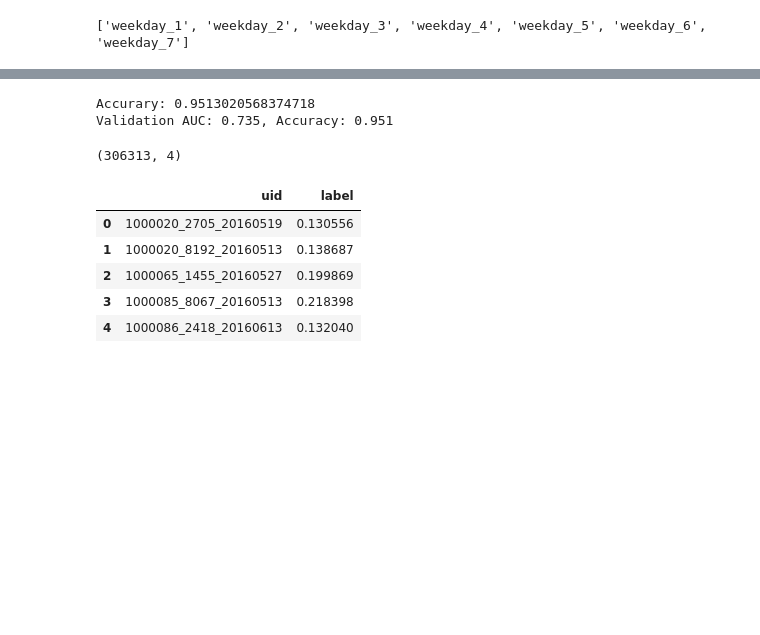
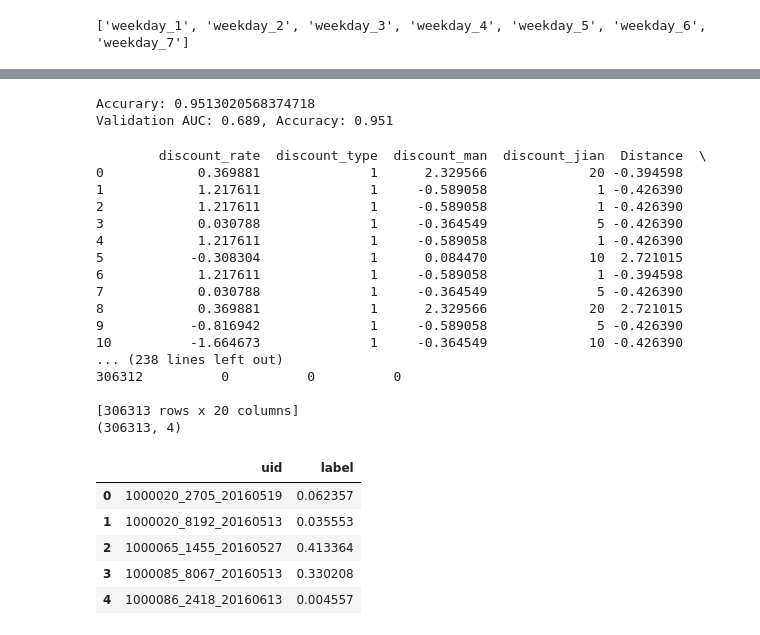
Before and after one commit to Julian-Chu/2nd-ML100Days, a Jupyter notebook: ml100marathon-02-02.ipynb, the cells around one changed output, grey strips where cells are left out. Drawn from its saved outputs; the diff is of its cells as text; code cells hidden in the pictures; blank space fills up the shorter version.

```diff
--- a/ml100marathon-02-02.ipynb
+++ b/ml100marathon-02-02.ipynb
@@ -181,6 +181,17 @@ dfoff['day'] = dfoff['Date_received'].apply(lambda x: x%100).astype('int')
 
 dftest['month'] = dftest['Date_received'].apply(lambda x: x/100%10).astype('int')
 dftest['day'] = dftest['Date_received'].apply(lambda x:  x%100).astype('int')
+# %%
+# Add Coupon_count
+# offline
+couponcnt_dfoff = dfoff['Coupon_id'].value_counts().reset_index()
+couponcnt_dfoff.columns=['Coupon_id', 'Coupon_count']
+dfoff = pd.merge(dfoff, couponcnt_dfoff, on=['Coupon_id'], how='left')
+
+# test data
+couponcnt_dftest = dftest['Coupon_id'].value_counts().reset_index()
+couponcnt_dftest.columns=['Coupon_id', 'Coupon_count']
+dftest = pd.merge(dftest, couponcnt_dftest, on=['Coupon_id'], how='left')
 # %%
 dfoff.head()
 # %% [output]
@@ -194,4 +205,7 @@ dfoff.head()
 # %%
+
+
+
 #1
 train_Y = dfoff["label"]
 targetPars = ['discount_rate',
@@ -203,16 +217,28 @@ targetPars = ['discount_rate',
                     'weekday_type',
                      'Shopping_count',
                      'Merchant_count',
-                      'Merchant_id', 'month','day'
+                      'Merchant_id', 'month','day','Coupon_count'
              ] + weekdaycols
 lengthOfFeatures = len(targetPars)
 train_X = dfoff[targetPars]
-
+# train_X = MinMaxScaler().fit_transform(train_X)
 # Y_test = dftest["label"]
 test_X = dftest[targetPars]
+# test_X = MinMaxScaler().fit_transform(test_X)
 #2
 from sklearn.model_selection import train_test_split
 from sklearn import metrics
 
+# from sklearn.preprocessing import StandardScaler
+train_X['discount_rate']= StandardScaler().fit_transform(train_X['discount_rate'].values.reshape(-1, 1))
+train_X['discount_man']= StandardScaler().fit_transform(train_X['discount_man'].values.reshape(-1, 1))
+train_X['Shopping_count']= StandardScaler().fit_transform(train_X['Shopping_count'].values.reshape(-1, 1))
+train_X['Distance']= StandardScaler().fit_transform(train_X['Distance'].values.reshape(-1, 1))
+
+test_X['discount_rate']= StandardScaler().fit_transform(test_X['discount_rate'].values.reshape(-1, 1))
+test_X['discount_man']= StandardScaler().fit_transform(test_X['discount_man'].values.reshape(-1, 1))
+test_X['Shopping_count']= StandardScaler().fit_transform(test_X['Shopping_count'].values.reshape(-1, 1))
+test_X['Distance']= StandardScaler().fit_transform(test_X['Distance'].values.reshape(-1, 1))
+
 
 x_train, x_test, y_train, y_test = train_test_split(train_X, train_Y, test_size=0.25, random_state=4)
@@ -221,46 +265,66 @@ from sklearn.linear_model import LogisticRegression
 from sklearn.ensemble import GradientBoostingClassifier, RandomForestClassifier
 lr = LogisticRegression(tol=0.001, penalty='l2', fit_intercept=True, C=1.0)
 lr.fit(x_train, y_train)
-y_pred = lr.predict_proba(x_test)
+y_lr_pred = lr.predict_proba(x_test)
 
-auc_score = roc_auc_score(y_true=y_test, y_score=y_pred[:,1])
-acc = metrics.accuracy_score(y_test,y_pred.argmax(axis=1))
+auc_score = roc_auc_score(y_true=y_test, y_score=y_lr_pred[:,1])
+acc = metrics.accuracy_score(y_test,y_lr_pred.argmax(axis=1))
 print("Accurary:",acc)
 print("Validation AUC: {:.3f}, Accuracy: {:.3f}".format(auc_score, acc))
 # %% [output]
 Accurary: 0.9513020568374718
-Validation AUC: 0.735, Accuracy: 0.951
+Validation AUC: 0.689, Accuracy: 0.951
 # %%
-ls_pred = lr.predict_proba(test_X)[:,1]
+lr_pred = lr.predict_proba(test_X)[:,1]
+
 targetset= dftest.copy()
 targetset = targetset[~targetset.Coupon_id.isna()]
 targetset.reset_index(drop=True, inplace=True)
 
 test1 = test_X.copy()
-test1['pred_prob'] = ls_pred
+# print(test_X.head(5))
+# test1 = test_X.copy()[['User_id', 'Coupon_id', 'Date_received']]
+print(test1)
+test1['pred_prob'] = lr_pred
 
 output = pd.concat((targetset[["User_id", "Coupon_id", "Date_received"]], test1["pred_prob"]), axis=1)
 print(output.shape)
 output.loc[:, "User_id"] = output["User_id"].apply(lambda x:str(int(x)))
 output.loc[:, "Coupon_id"] = output["Coupon_id"].apply(lambda x:str(int(x)))
 output.loc[:, "Date_received"] = output["Date_received"].apply(lambda x:str(int(x)))
 output["uid"] = output[["User_id", "Coupon_id", "Date_received"]].apply(lambda x: '_'.join(x.values), axis=1)
 output.reset_index(drop=True, inplace=True)
 
 ### NOTE: YOUR SUBMITION FILE SHOULD HAVE COLUMN NAME: uid, label
 out = output.groupby("uid", as_index=False).mean()
 out = out[["uid", "pred_prob"]]
 out.columns = ["uid", "label"]
 out.to_csv("lr.csv", header=["uid", "label"], index=False) # submission format
 out.head()
 # %% [output]
+        discount_rate  discount_type  discount_man  discount_jian  Distance  \
+0            0.369881              1      2.329566             20 -0.394598
+1            1.217611              1     -0.589058              1 -0.426390
+2            1.217611              1     -0.589058              1 -0.426390
+3            0.030788              1     -0.364549              5 -0.426390
+4            1.217611              1     -0.589058              1 -0.426390
+5           -0.308304              1      0.084470             10  2.721015
+6            1.217611              1     -0.589058              1 -0.394598
+7            0.030788              1     -0.364549              5 -0.426390
+8            0.369881              1      2.329566             20  2.721015
+9           -0.816942              1     -0.589058              5 -0.426390
+10          -1.664673              1     -0.364549             10 -0.426390
+... (238 lines left out)
+306312          0          0          0
+
+[306313 rows x 20 columns]
 (306313, 4)
 |  | uid | label |
-| 0 | 1000020_2705_20160519 | 0.130556 |
-| 1 | 1000020_8192_20160513 | 0.138687 |
-| 2 | 1000065_1455_20160527 | 0.199869 |
-| 3 | 1000085_8067_20160513 | 0.218398 |
-| 4 | 1000086_2418_20160613 | 0.132040 |
+| 0 | 1000020_2705_20160519 | 0.062357 |
+| 1 | 1000020_8192_20160513 | 0.035553 |
+| 2 | 1000065_1455_20160527 | 0.413364 |
+| 3 | 1000085_8067_20160513 | 0.330208 |
+| 4 | 1000086_2418_20160613 | 0.004557 |
 # %%
 # Random Forest
 
```
Also changed, not shown: parts of 9 cells of this notebook, 8 other files.
